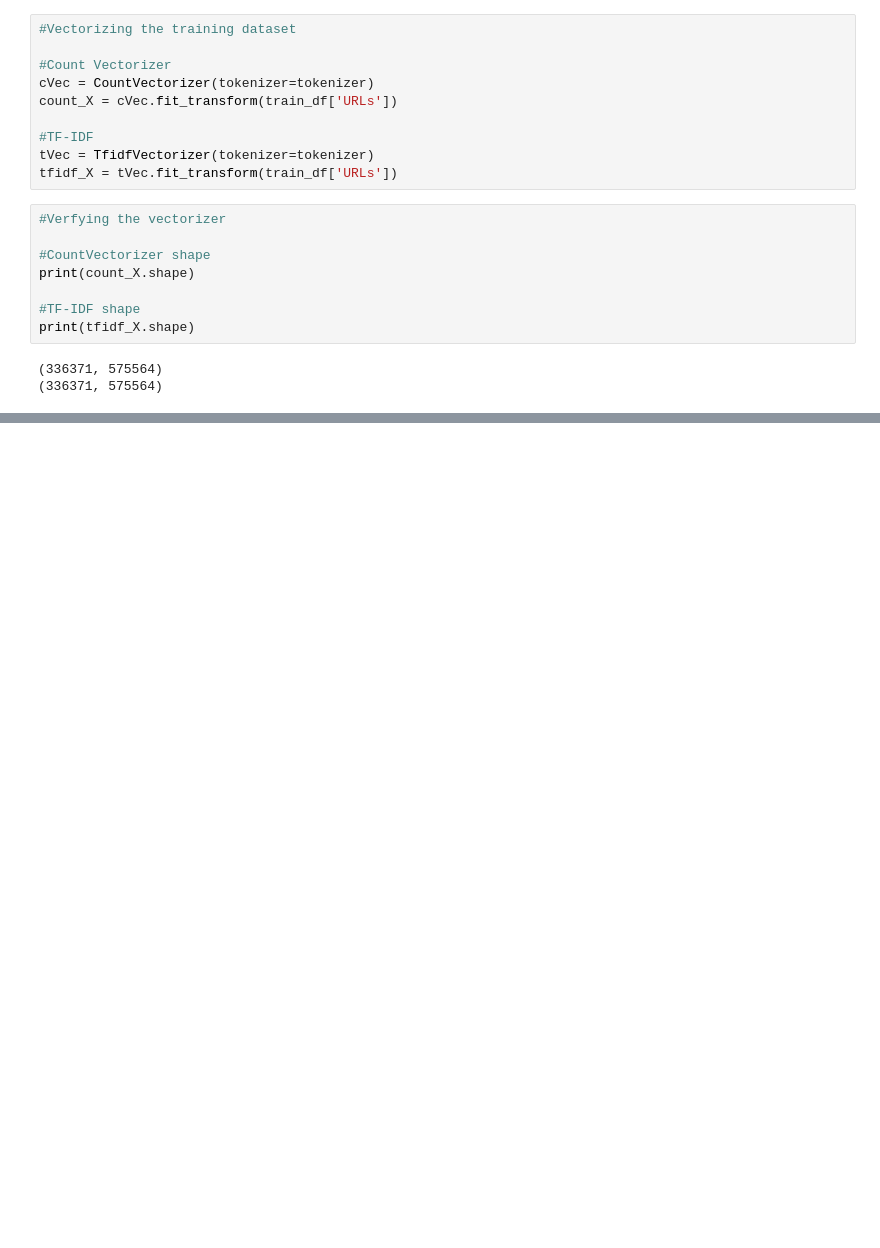
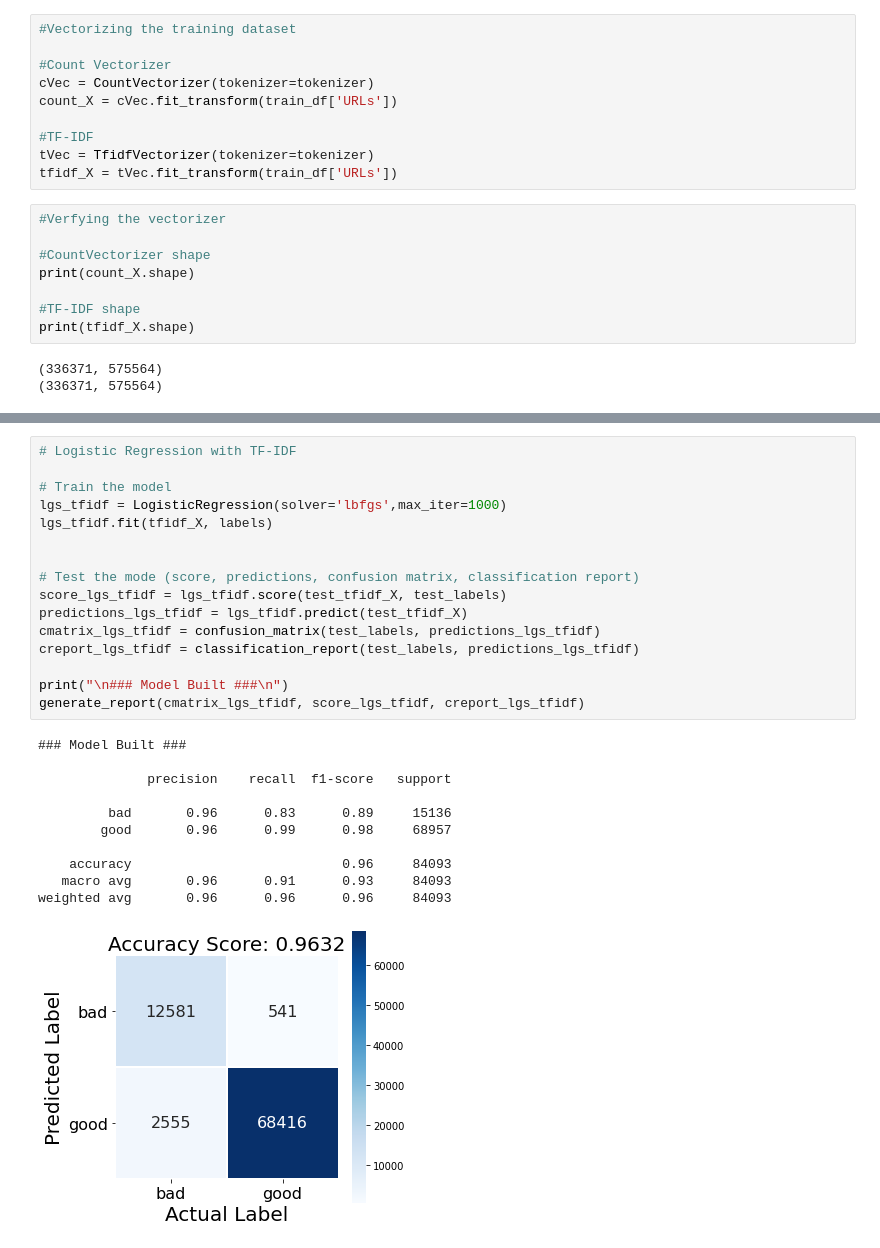
Before and after one commit to RithvikRS/Malicious_URL, a Jupyter notebook: ISM_Malicious_URL.ipynb, the cells around one changed output, grey strips where cells are left out. Cells and saved outputs as stored; diff of their text form; blank space fills up the shorter version.

```diff
--- a/ISM_Malicious_URL.ipynb
+++ b/ISM_Malicious_URL.ipynb
@@ -142,0 +245,28 @@ print(test_tfidf_X.shape)
+# %%
+# Logistic Regression with TF-IDF
+
+# Train the model
+lgs_tfidf = LogisticRegression(solver='lbfgs',max_iter=1000)
+lgs_tfidf.fit(tfidf_X, labels)
+
+
+# Test the mode (score, predictions, confusion matrix, classification report)
+score_lgs_tfidf = lgs_tfidf.score(test_tfidf_X, test_labels)
+predictions_lgs_tfidf = lgs_tfidf.predict(test_tfidf_X)
+cmatrix_lgs_tfidf = confusion_matrix(test_labels, predictions_lgs_tfidf)
+creport_lgs_tfidf = classification_report(test_labels, predictions_lgs_tfidf)
+
+print("\n### Model Built ###\n")
+generate_report(cmatrix_lgs_tfidf, score_lgs_tfidf, creport_lgs_tfidf)
+# %% [output]
+### Model Built ###
+
+              precision    recall  f1-score   support
+
+         bad       0.96      0.83      0.89     15136
+        good       0.96      0.99      0.98     68957
+
+    accuracy                           0.96     84093
+   macro avg       0.96      0.91      0.93     84093
+weighted avg       0.96      0.96      0.96     84093
+[figure, added]
```
Also changed, not shown: parts of 9 cells of this notebook.
